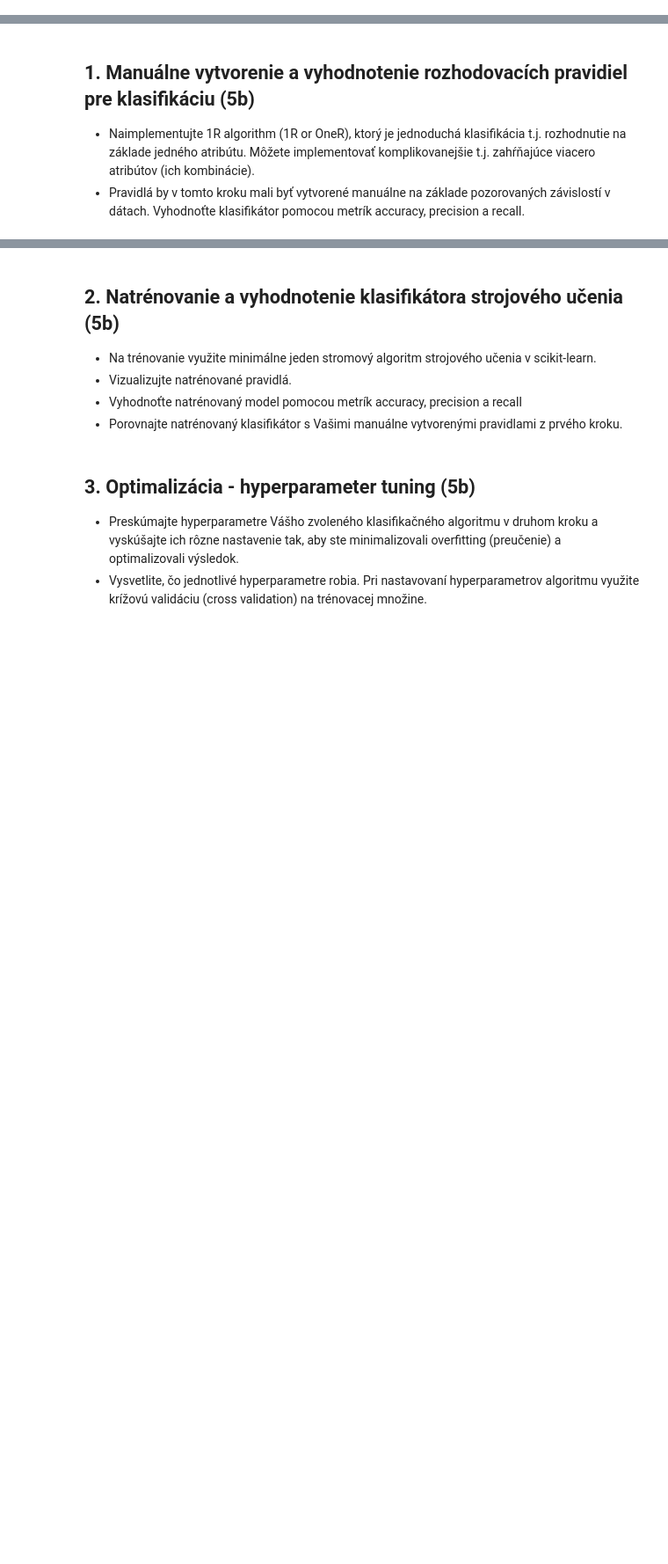
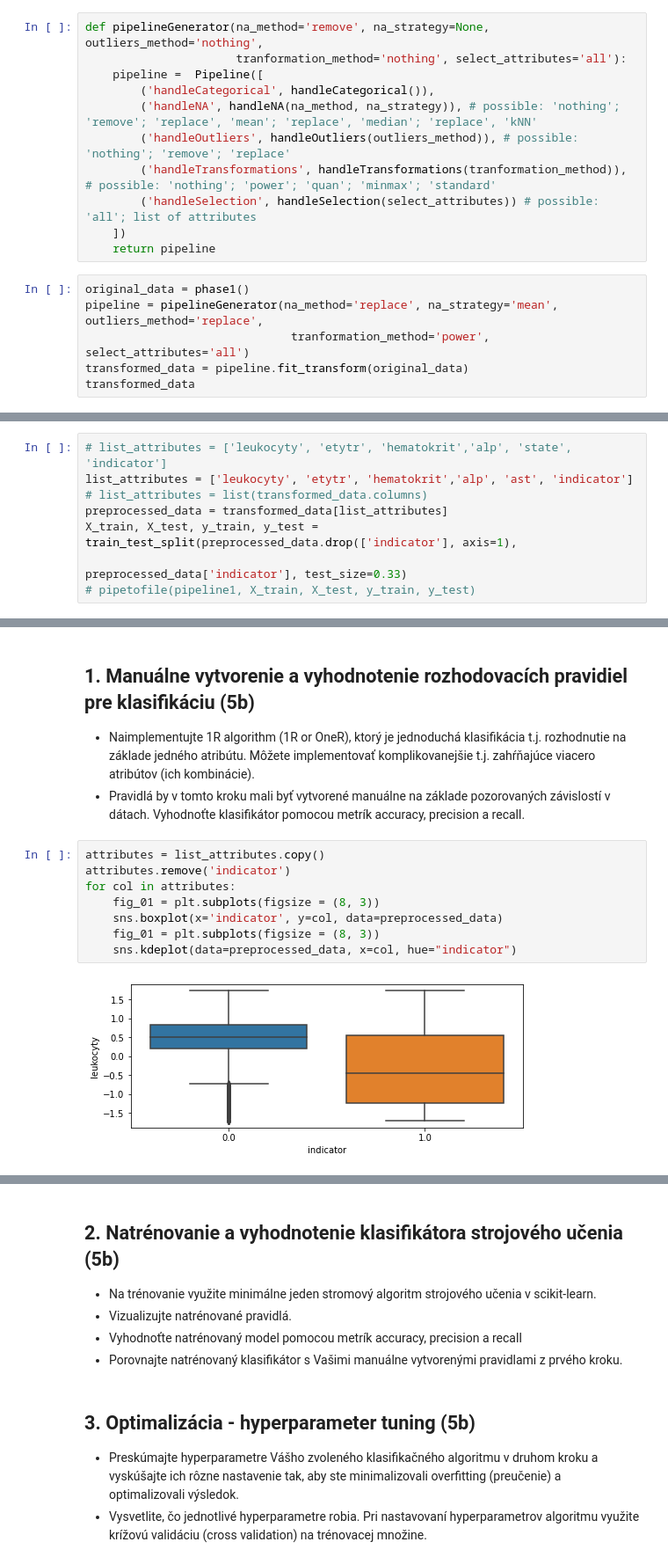
Before and after one commit to psmrecek/IAU-Projekt-ZS2021, a Jupyter notebook: Fáza 3 - Smreček.ipynb, the cells around one changed output, grey strips where cells are left out. Shown at 88% size. Saved outputs shown, nothing was run; the diff lists cells and outputs as text; blank space fills up the shorter version.

```diff
--- a/Fáza 3 - Smreček.ipynb
+++ b/Fáza 3 - Smreček.ipynb
@@ -5,0 +246,17 @@ V tejto fáze sa od Vás očakáva:
+# %%
+def pipelineGenerator(na_method='remove', na_strategy=None, outliers_method='nothing',
+                      tranformation_method='nothing', select_attributes='all'):
+    pipeline =  Pipeline([
+        ('handleCategorical', handleCategorical()),
+        ('handleNA', handleNA(na_method, na_strategy)), # possible: 'nothing'; 'remove'; 'replace', 'mean'; 'replace', 'median'; 'replace', 'kNN'
+        ('handleOutliers', handleOutliers(outliers_method)), # possible: 'nothing'; 'remove'; 'replace'
+        ('handleTransformations', handleTransformations(tranformation_method)), # possible: 'nothing'; 'power'; 'quan'; 'minmax'; 'standard'
+        ('handleSelection', handleSelection(select_attributes)) # possible: 'all'; list of attributes
+    ])
+    return pipeline
+# %%
+original_data = phase1()
+pipeline = pipelineGenerator(na_method='replace', na_strategy='mean', outliers_method='replace',
+                              tranformation_method='power', select_attributes='all')
+transformed_data = pipeline.fit_transform(original_data)
+transformed_data
@@ -5,0 +283,8 @@ V tejto fáze sa od Vás očakáva:
+# %%
+# list_attributes = ['leukocyty', 'etytr', 'hematokrit','alp', 'state', 'indicator']
+list_attributes = ['leukocyty', 'etytr', 'hematokrit','alp', 'ast', 'indicator']
+# list_attributes = list(transformed_data.columns)
+preprocessed_data = transformed_data[list_attributes]
+X_train, X_test, y_train, y_test = train_test_split(preprocessed_data.drop(['indicator'], axis=1),
+                                                    preprocessed_data['indicator'], test_size=0.33)
+# pipetofile(pipeline1, X_train, X_test, y_train, y_test)
@@ -7,3 +354,13 @@ V tejto fáze sa od Vás očakáva:
 ## 1. Manuálne vytvorenie a vyhodnotenie rozhodovacích pravidiel pre klasifikáciu (5b)
 * Naimplementujte 1R algorithm (1R or OneR), ktorý je jednoduchá klasifikácia t.j. rozhodnutie na základe jedného atribútu. Môžete implementovať komplikovanejšie t.j. zahŕňajúce viacero atribútov (ich kombinácie).
 * Pravidlá by v tomto kroku mali byť vytvorené manuálne na základe pozorovaných závislostí v dátach. Vyhodnoťte klasifikátor pomocou metrík accuracy, precision a recall.
+# %%
+attributes = list_attributes.copy()
+attributes.remove('indicator')
+for col in attributes:
+    fig_01 = plt.subplots(figsize = (8, 3))
+    sns.boxplot(x='indicator', y=col, data=preprocessed_data)
+    fig_01 = plt.subplots(figsize = (8, 3))
+    sns.kdeplot(data=preprocessed_data, x=col, hue="indicator")
+# %% [output]
+[figure, added]
```
Also changed, not shown: parts of 19 cells of this notebook, 2 other files.
